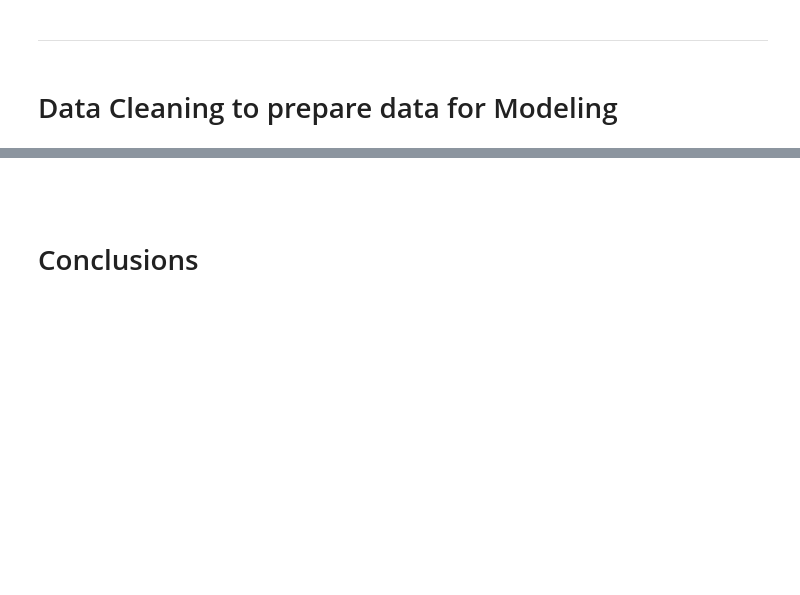
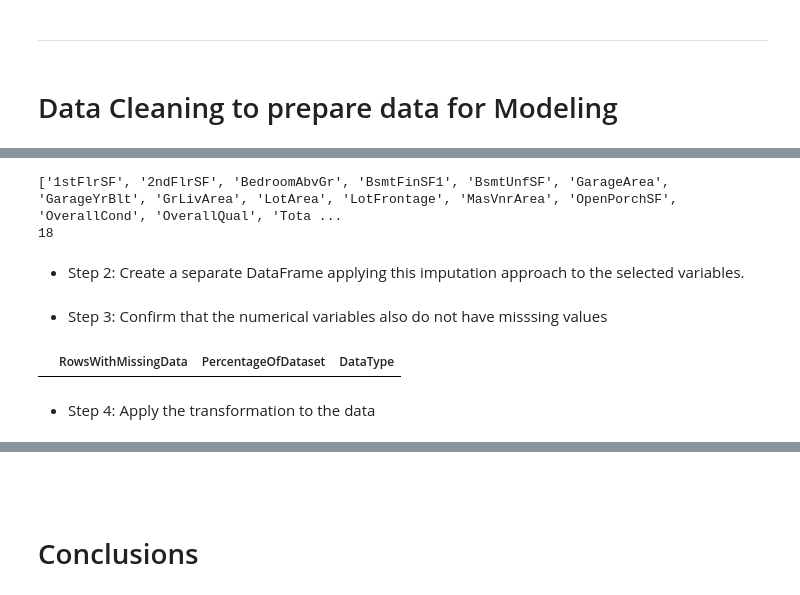
Before and after one commit to ParedesGab/PP5-heritage-housing-issues, a Jupyter notebook: jupyter_notebooks/3-DataCleaning.ipynb, the cells around one changed output, grey strips where cells are left out. Cells and saved outputs as stored; diff of their text form; code cells hidden in the pictures; blank space fills up the shorter version.

```diff
--- a/jupyter_notebooks/3-DataCleaning.ipynb
+++ b/jupyter_notebooks/3-DataCleaning.ipynb
@@ -564,0 +405,9 @@ fig.show()
+# %%
+numerical_vars = TrainSet_categ_imputed.select_dtypes(include="number").columns.to_list()
+print(numerical_vars)
+print(len(numerical_vars))
+# %% [output]
+['1stFlrSF', '2ndFlrSF', 'BedroomAbvGr', 'BsmtFinSF1', 'BsmtUnfSF', 'GarageArea', 'GarageYrBlt', 'GrLivArea', 'LotArea', 'LotFrontage', 'MasVnrArea', 'OpenPorchSF', 'OverallCond', 'OverallQual', 'Tota ...
+18
+# %% [markdown]
+* Step 2: Create a separate DataFrame applying this imputation approach to the selected variables.
@@ -564,0 +421,8 @@ fig.show()
+# %% [markdown]
+* Step 3: Confirm that the numerical variables also do not have misssing values
+# %%
+EvaluateMissingData(TrainSet_cat_num_imputed)
+# %% [output]
+|  | RowsWithMissingData | PercentageOfDataset | DataType |
+# %% [markdown]
+* Step 4: Apply the transformation to the data
```
Also changed, not shown: parts of 104 cells of this notebook, 2 other files.
